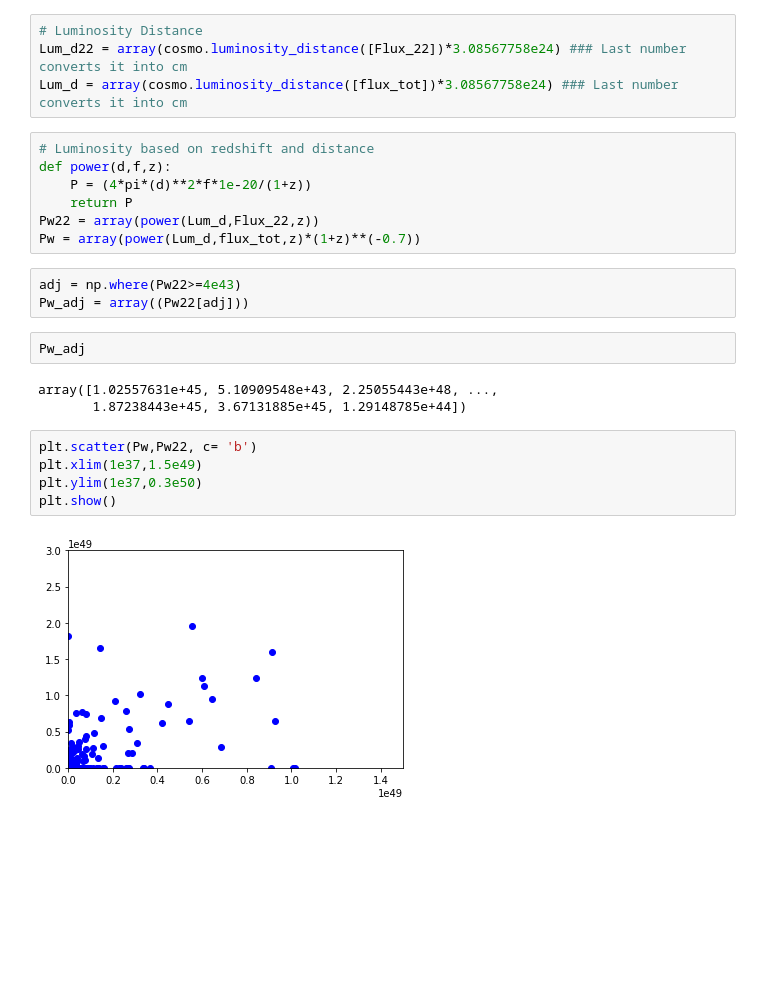
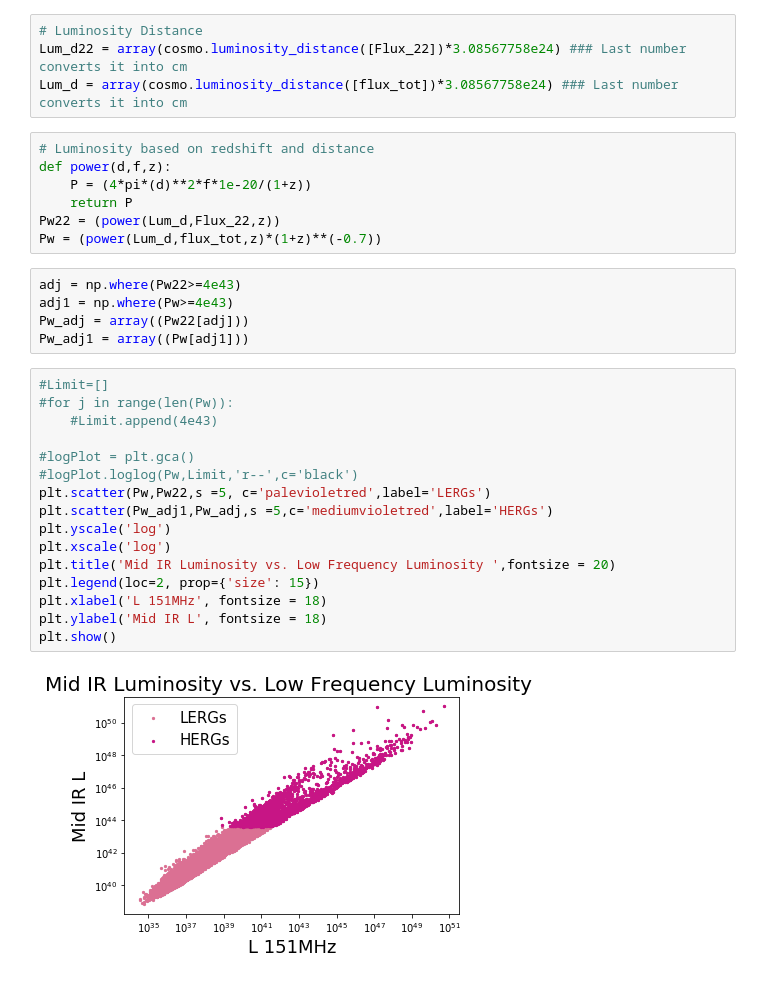
Before and after one commit to gfabj/Oxford-Research, a Jupyter notebook: LOFAR_project.ipynb, the cells around one changed output. Drawn from its saved outputs; the diff is of its cells as text; blank space fills up the shorter version.

```diff
--- a/LOFAR_project.ipynb
+++ b/LOFAR_project.ipynb
@@ -54,23 +56,31 @@ Lum_d = array(cosmo.luminosity_distance([flux_tot])*3.08567758e24) ### Last numb
 def power(d,f,z):
     P = (4*pi*(d)**2*f*1e-20/(1+z))
     return P
-Pw22 = array(power(Lum_d,Flux_22,z))
-Pw = array(power(Lum_d,flux_tot,z)*(1+z)**(-0.7))
+Pw22 = (power(Lum_d,Flux_22,z))
+Pw = (power(Lum_d,flux_tot,z)*(1+z)**(-0.7))
 # %%
 adj = np.where(Pw22>=4e43)
+adj1 = np.where(Pw>=4e43)
 Pw_adj = array((Pw22[adj]))
+Pw_adj1 = array((Pw[adj1]))
-# %%
-Pw_adj
-# %% [output]
-array([1.02557631e+45, 5.10909548e+43, 2.25055443e+48, ...,
-       1.87238443e+45, 3.67131885e+45, 1.29148785e+44])
-# %%
-plt.scatter(Pw,Pw22, c= 'b')
-plt.xlim(1e37,1.5e49)
-plt.ylim(1e37,0.3e50)
-plt.show()
-# %% [output]
-[figure, removed]
+# %%
+#Limit=[]
+#for j in range(len(Pw)):
+    #Limit.append(4e43)
+
+#logPlot = plt.gca()
+#logPlot.loglog(Pw,Limit,'r--',c='black')
+plt.scatter(Pw,Pw22,s =5, c='palevioletred',label='LERGs')
+plt.scatter(Pw_adj1,Pw_adj,s =5,c='mediumvioletred',label='HERGs')
+plt.yscale('log')
+plt.xscale('log')
+plt.title('Mid IR Luminosity vs. Low Frequency Luminosity ',fontsize = 20)
+plt.legend(loc=2, prop={'size': 15})
+plt.xlabel('L 151MHz', fontsize = 18)
+plt.ylabel('Mid IR L', fontsize = 18)
+plt.show()
+# %% [output]
+[figure, added]
 # %%
 import plotly.plotly as py
 # Learn about API authentication here: https://plot.ly/python/getting-started
```
Also changed, not shown: parts of 10 cells of this notebook.
